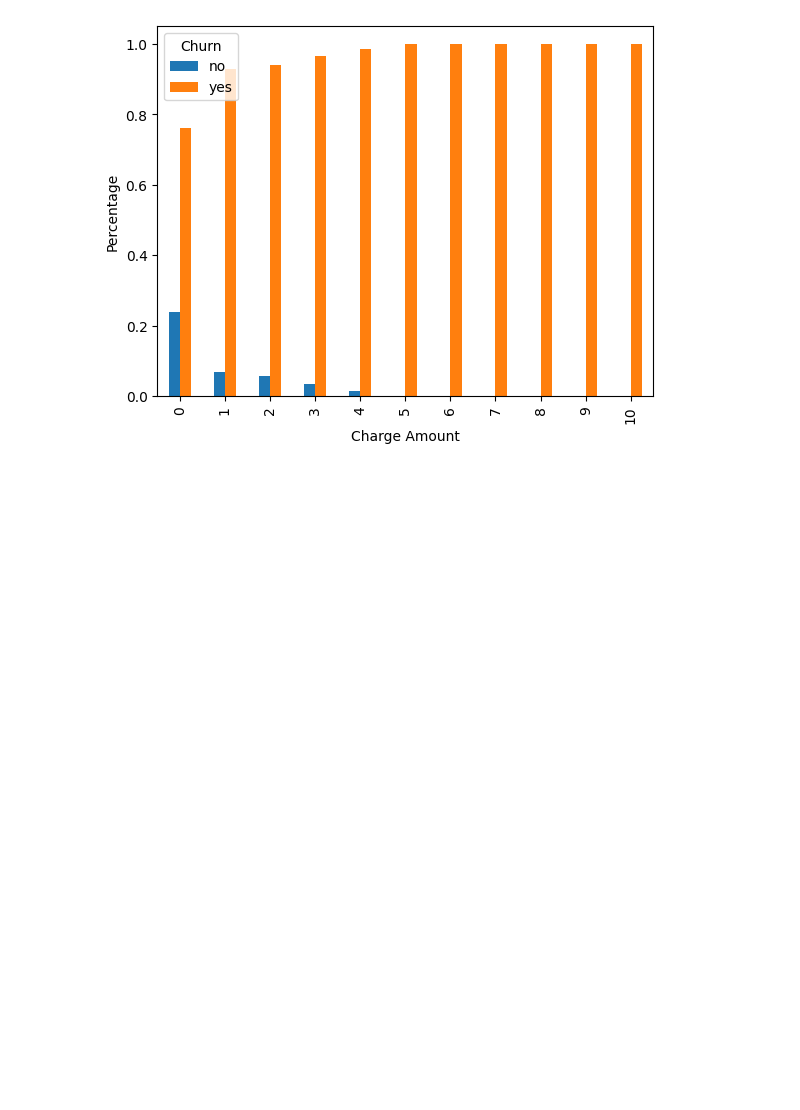
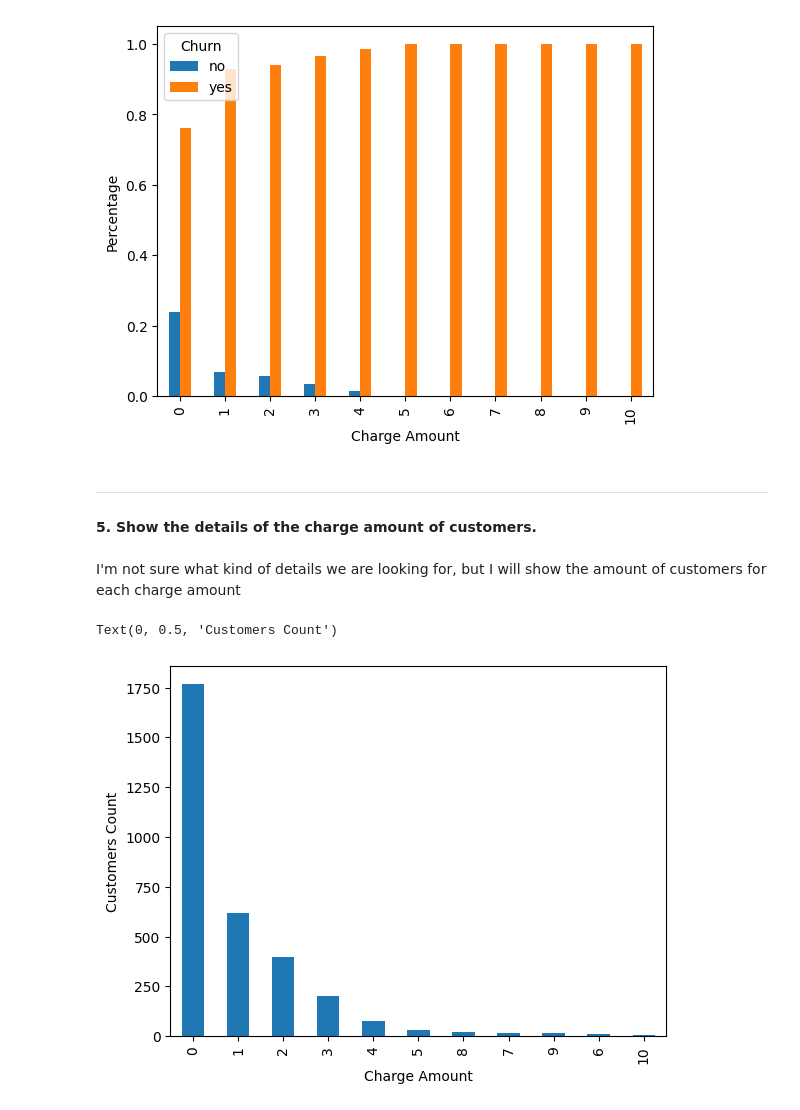
Before and after one commit to MomenBazzar/Customer-Churn, a Jupyter notebook: CustomerChurn.ipynb, the cells around one changed output. Drawn from its saved outputs; the diff is of its cells as text; code cells hidden in the pictures; blank space fills up the shorter version.

```diff
--- a/CustomerChurn.ipynb
+++ b/CustomerChurn.ipynb
@@ -88,3 +93,16 @@ plt.ylabel("Percentage")
 # %% [output]
 Text(0, 0.5, 'Percentage')
 [figure]
+# %% [markdown]
+<hr style="height:5px;">
+<h4> 5. Show the details of the charge amount of customers.
+# %% [markdown]
+I'm not sure what kind of details we are looking for, but I will show the amount of customers for each charge amount
+# %%
+df["Charge Amount"].value_counts().plot(kind="bar")
+
+plt.xlabel("Charge Amount")
+plt.ylabel("Customers Count")
+# %% [output]
+Text(0, 0.5, 'Customers Count')
+[figure, added]
```
Also changed, not shown: parts of 16 cells of this notebook.
